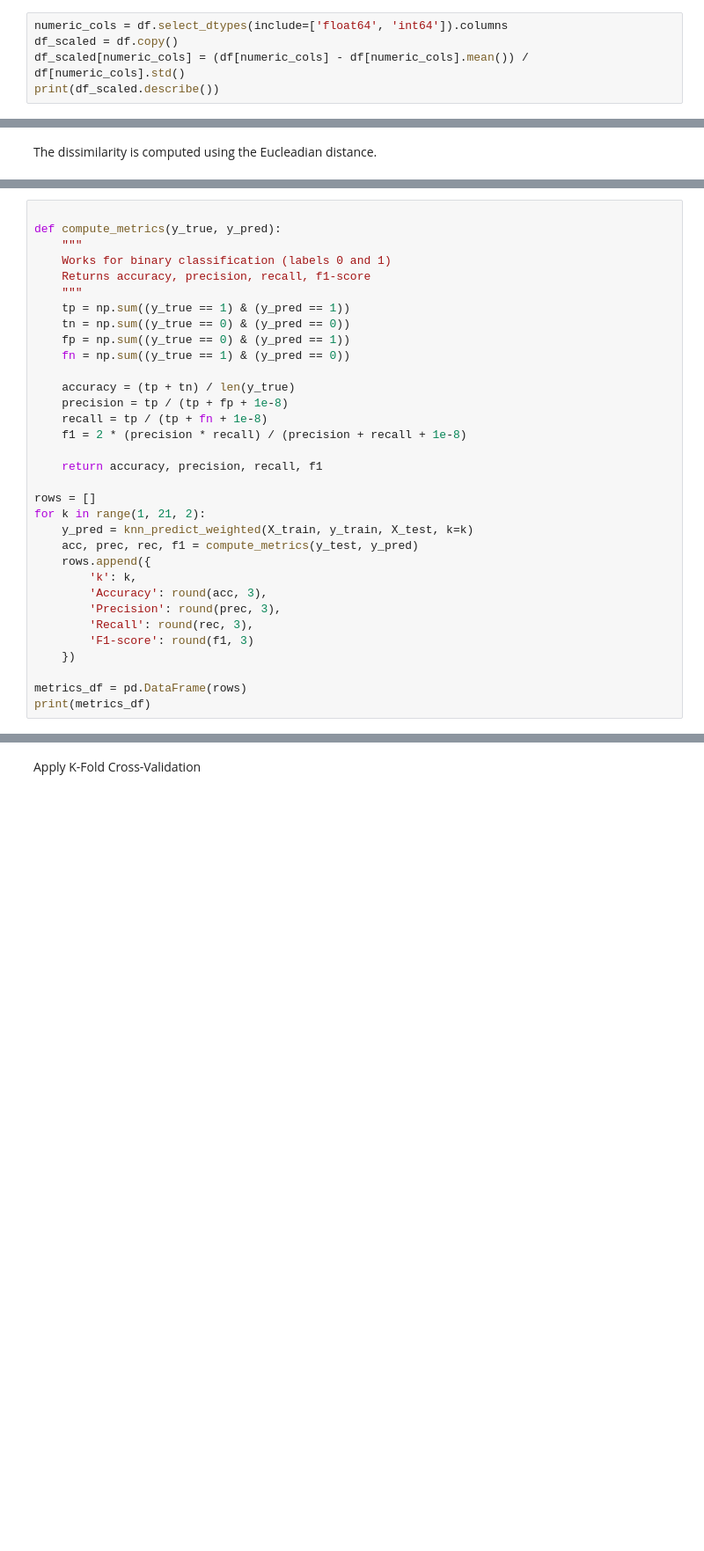
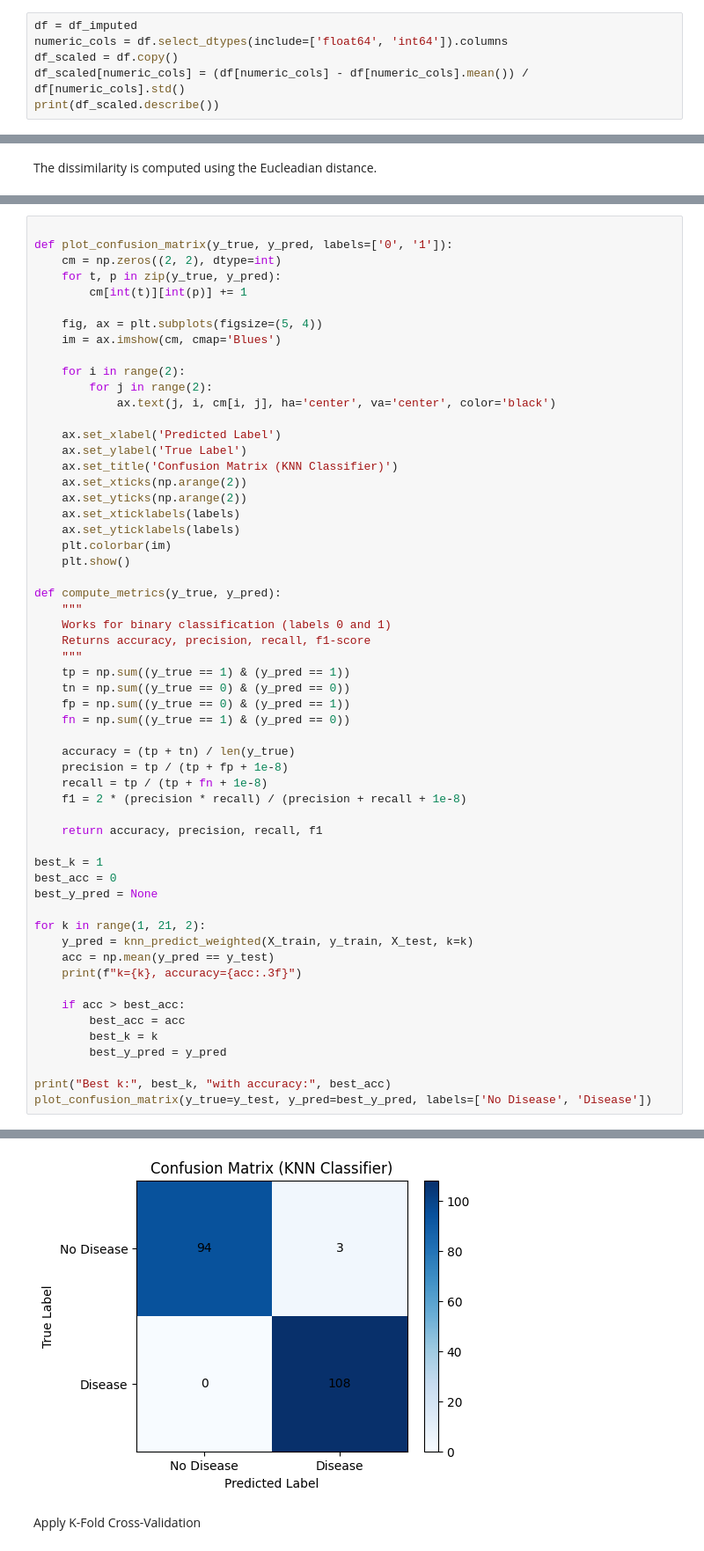
Before and after one commit to rose-giant/Data-Mining-Course-Projects, a Jupyter notebook: knn.ipynb, the cells around one changed output, grey strips where cells are left out. Shown at 88% size. Drawn from its saved outputs; the diff is of its cells as text; blank space fills up the shorter version.

```diff
--- a/knn.ipynb
+++ b/knn.ipynb
@@ -173,6 +186,7 @@ Normalization
 
 I applied a z-score method to normalize numerical attributes of the dataset.
 # %%
+df = df_imputed
 numeric_cols = df.select_dtypes(include=['float64', 'int64']).columns
 df_scaled = df.copy()
 df_scaled[numeric_cols] = (df[numeric_cols] - df[numeric_cols].mean()) / df[numeric_cols].std()
@@ -363,4 +377,26 @@ Best k: 11 with accuracy: 0.9865771812080537
 # %%
+
+def plot_confusion_matrix(y_true, y_pred, labels=['0', '1']):
+    cm = np.zeros((2, 2), dtype=int)
+    for t, p in zip(y_true, y_pred):
+        cm[int(t)][int(p)] += 1
+
+    fig, ax = plt.subplots(figsize=(5, 4))
+    im = ax.imshow(cm, cmap='Blues')
+
+    for i in range(2):
+        for j in range(2):
+            ax.text(j, i, cm[i, j], ha='center', va='center', color='black')
+
+    ax.set_xlabel('Predicted Label')
+    ax.set_ylabel('True Label')
+    ax.set_title('Confusion Matrix (KNN Classifier)')
+    ax.set_xticks(np.arange(2))
+    ax.set_yticks(np.arange(2))
+    ax.set_xticklabels(labels)
+    ax.set_yticklabels(labels)
+    plt.colorbar(im)
+    plt.show()
 
 def compute_metrics(y_true, y_pred):
     """
@@ -379,18 +415,20 @@ def compute_metrics(y_true, y_pred):
 
     return accuracy, precision, recall, f1
 
-rows = []
+best_k = 1
+best_acc = 0
+best_y_pred = None
+
 for k in range(1, 21, 2):
     y_pred = knn_predict_weighted(X_train, y_train, X_test, k=k)
-    acc, prec, rec, f1 = compute_metrics(y_test, y_pred)
-    rows.append({
-        'k': k,
-        'Accuracy': round(acc, 3),
-        'Precision': round(prec, 3),
-        'Recall': round(rec, 3),
-        'F1-score': round(f1, 3)
-    })
+    acc = np.mean(y_pred == y_test)
+    print(f"k={k}, accuracy={acc:.3f}")
 
-metrics_df = pd.DataFrame(rows)
-print(metrics_df)
+    if acc > best_acc:
+        best_acc = acc
+        best_k = k
+        best_y_pred = y_pred
+
+print("Best k:", best_k, "with accuracy:", best_acc)
+plot_confusion_matrix(y_true=y_test, y_pred=best_y_pred, labels=['No Disease', 'Disease'])
 # %% [output]
@@ -408,3 +446,4 @@ print(metrics_df)
+[figure, added]
 # %% [markdown]
 Apply K-Fold Cross-Validation
 # %%
```
Also changed, not shown: parts of 17 cells of this notebook.
